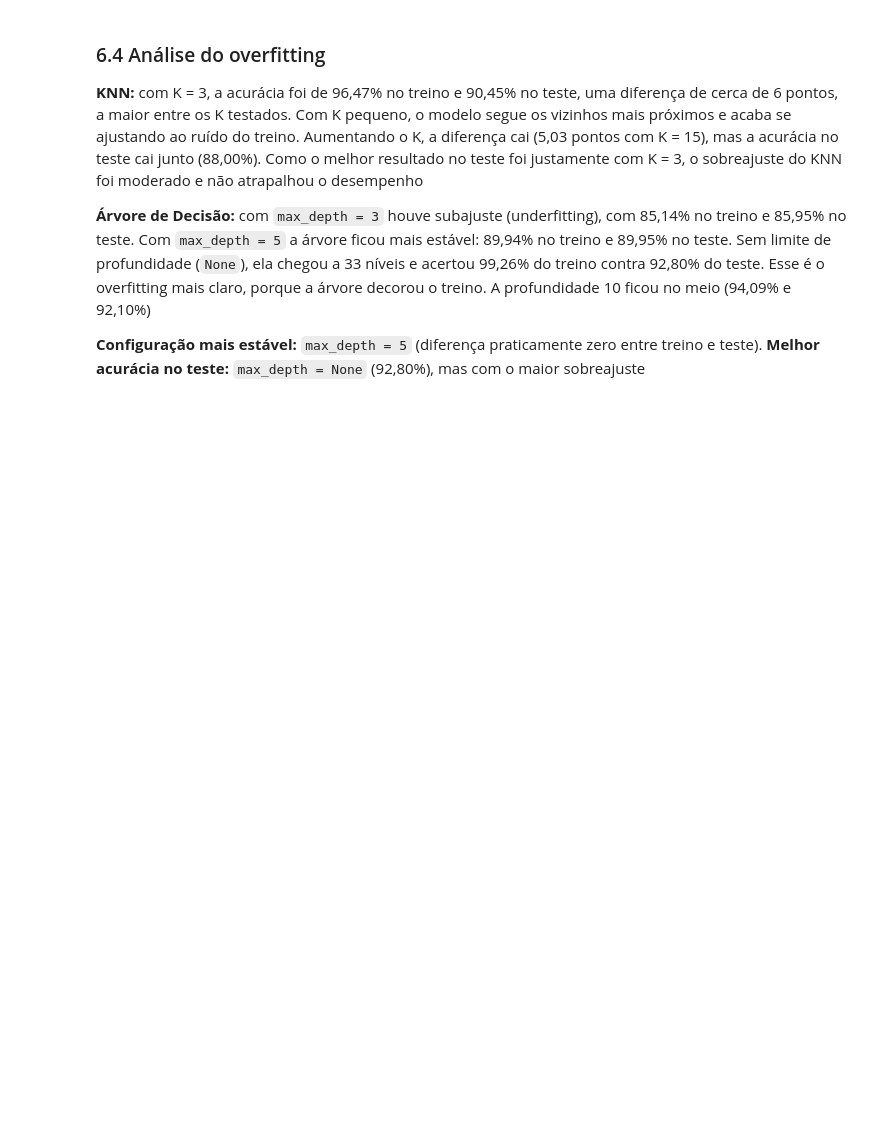
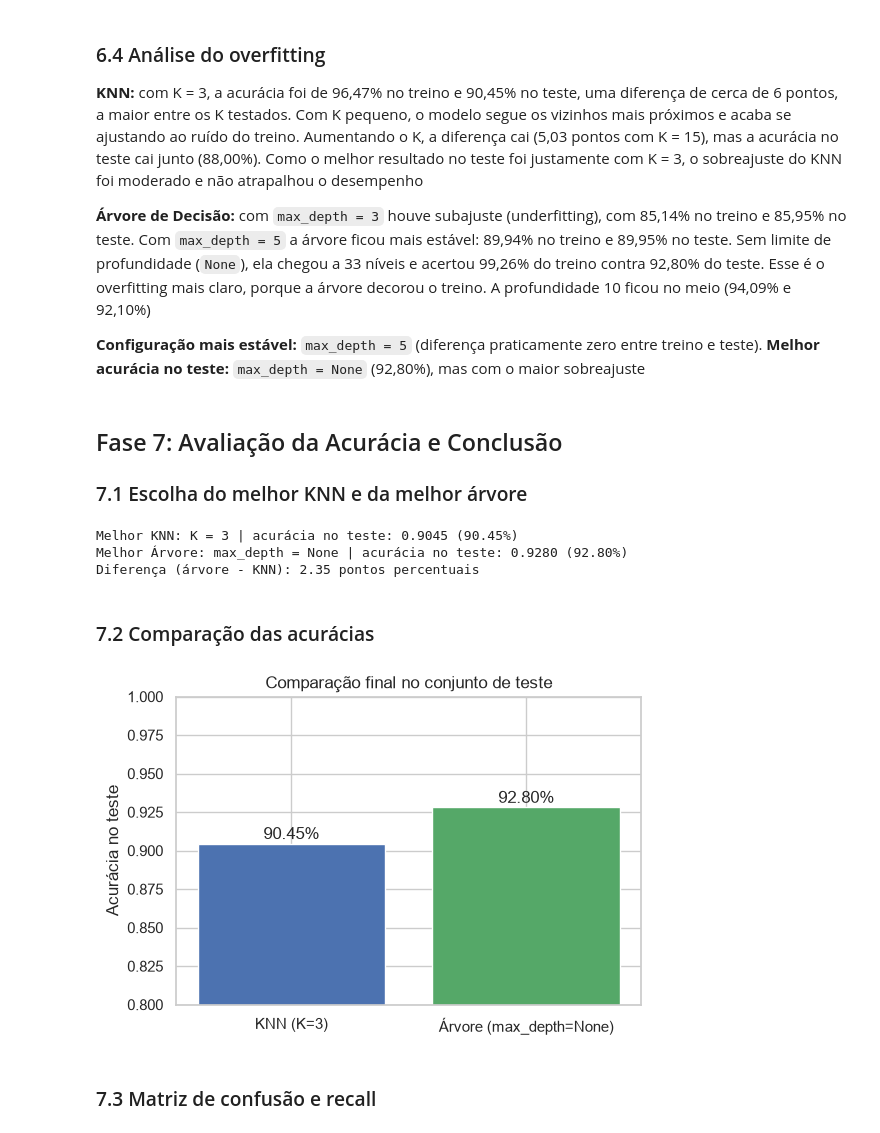
Before and after one commit to arthursphilippi-coder/manutencao-preditiva-ml, a Jupyter notebook: projeto_manutencao_preditiva.ipynb, the cells around one changed output. Drawn from its saved outputs; the diff is of its cells as text; code cells hidden in the pictures; blank space fills up the shorter version.

Commit message:
implementa avaliacao final, matriz de confusao e conclusao

```diff
--- a/projeto_manutencao_preditiva.ipynb
+++ b/projeto_manutencao_preditiva.ipynb
@@ -595,3 +595,49 @@ plt.show()
 **Árvore de Decisão:** com `max_depth = 3` houve subajuste (underfitting), com 85,14% no treino e 85,95% no teste. Com `max_depth = 5` a árvore ficou mais estável: 89,94% no treino e 89,95% no teste. Sem limite de profundidade (`None`), ela chegou a 33 níveis e acertou 99,26% do treino contra 92,80% do teste. Esse é o overfitting mais claro, porque a árvore decorou o treino. A profundidade 10 ficou no meio (94,09% e 92,10%)
 
 **Configuração mais estável:** `max_depth = 5` (diferença praticamente zero entre treino e teste). **Melhor acurácia no teste:** `max_depth = None` (92,80%), mas com o maior sobreajuste
+# %% [markdown]
+## Fase 7: Avaliação da Acurácia e Conclusão
+
+### 7.1 Escolha do melhor KNN e da melhor árvore
+# %%
+# Melhor K (maior acurácia no teste)
+melhor_k = valores_k[tabela_knn["acc_teste"].idxmax()]
+# Melhor profundidade (maior acurácia no teste)
+melhor_prof = profundidades[tabela_arvore["acc_teste"].idxmax()]
+
+knn_final = KNeighborsClassifier(n_neighbors=melhor_k)
+knn_final.fit(X_train_knn, y_train_smo)
+pred_knn = knn_final.predict(X_test_knn)
+
+arvore_final = DecisionTreeClassifier(max_depth=melhor_prof, random_state=42)
+arvore_final.fit(X_train_arvore, y_train_smo)
+pred_arvore = arvore_final.predict(X_test_arvore)
+
+acc_knn = accuracy_score(y_test, pred_knn)
+acc_arvore = accuracy_score(y_test, pred_arvore)
+
+print(f"Melhor KNN: K = {melhor_k} | acurácia no teste: {acc_knn:.4f} ({acc_knn*100:.2f}%)")
+print(f"Melhor Árvore: max_depth = {melhor_prof} | acurácia no teste: {acc_arvore:.4f} ({acc_arvore*100:.2f}%)")
+print(f"Diferença (árvore - KNN): {(acc_arvore - acc_knn)*100:.2f} pontos percentuais")
+# %% [output]
+Melhor KNN: K = 3 | acurácia no teste: 0.9045 (90.45%)
+Melhor Árvore: max_depth = None | acurácia no teste: 0.9280 (92.80%)
+Diferença (árvore - KNN): 2.35 pontos percentuais
+# %% [markdown]
+### 7.2 Comparação das acurácias
+# %%
+modelos = [f"KNN (K={melhor_k})", f"Árvore (max_depth={melhor_prof})"]
+acuracias = [acc_knn, acc_arvore]
+
+plt.figure(figsize=(6, 4))
+barras = plt.bar(modelos, acuracias, color=["#4C72B0", "#55A868"])
+plt.ylim(0.8, 1.0)
+plt.ylabel("Acurácia no teste")
+plt.title("Comparação final no conjunto de teste")
+for barra, valor in zip(barras, acuracias):
+    plt.text(barra.get_x() + barra.get_width() / 2, valor + 0.003, f"{valor*100:.2f}%", ha="center")
+plt.show()
+# %% [output]
+[figure, added]
+# %% [markdown]
+### 7.3 Matriz de confusão e recall
```
Also changed, not shown: parts of 4 cells of this notebook.
